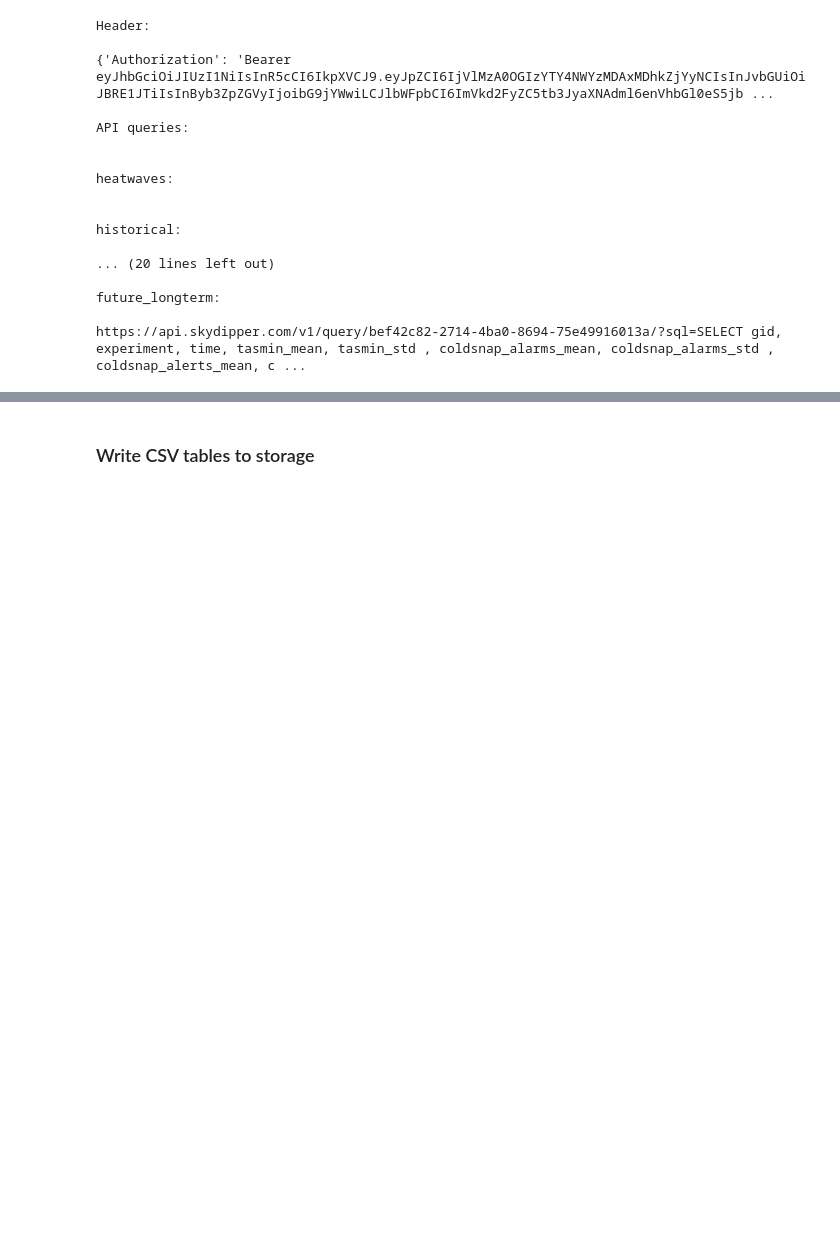
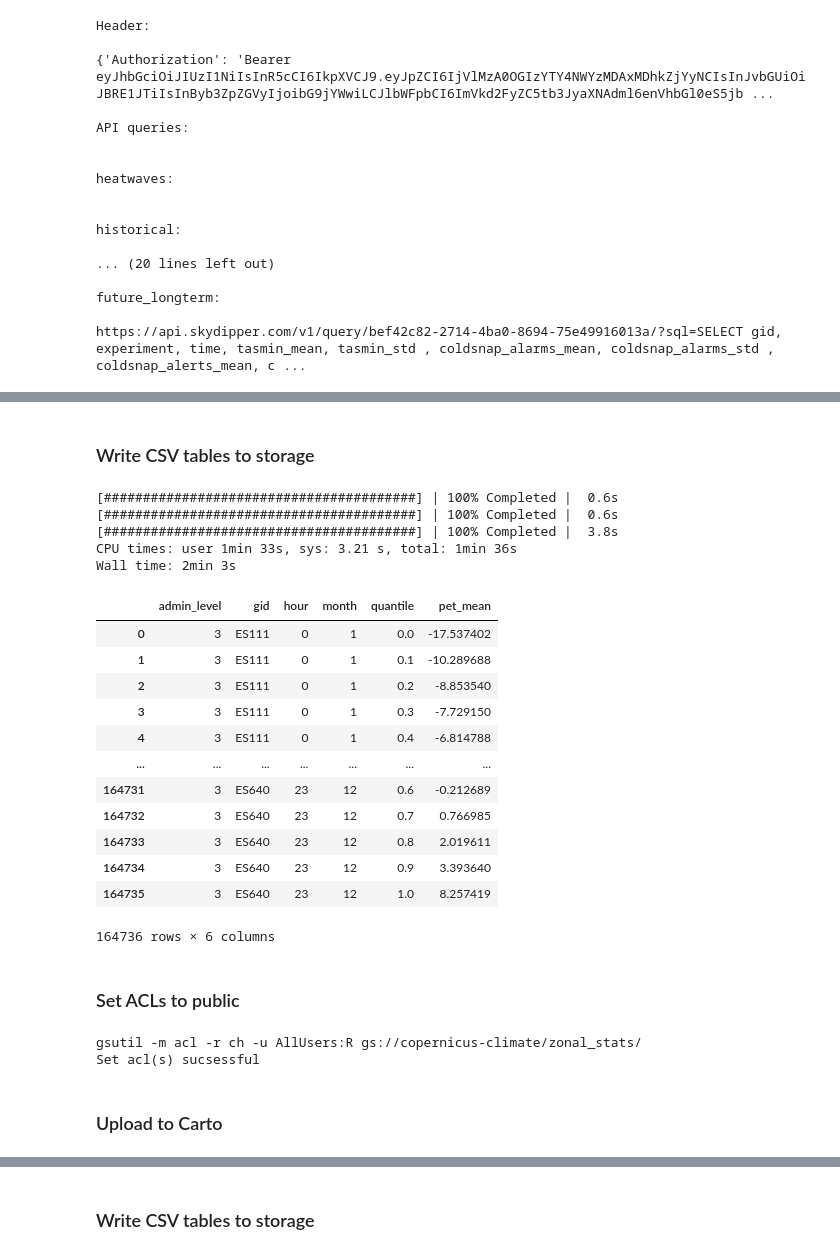
Before and after one commit to Vizzuality/copernicus-climate-data, a Jupyter notebook: upload_and_define_datasets.ipynb, the cells around one changed output, grey strips where cells are left out. Cells and saved outputs as stored; diff of their text form; code cells hidden in the pictures; blank space fills up the shorter version.

Commit message:
Added latest version of upload datasets

```diff
--- a/upload_and_define_datasets.ipynb
+++ b/upload_and_define_datasets.ipynb
@@ -362,14 +361,14 @@ def create_admin_dict(gdfs, debug=False):
 
   # create dict of conversions
   return {
-    "admin0to1": gpd.sjoin(gdfbs[0], gdfs[1][['gid', 'geometry']], op='contains').drop('geometry', axis=1).assign(admin_level = 1),
-    "admin0to2": gpd.sjoin(gdfbs[0], gdfs[2][['gid', 'geometry']], op='contains').drop('geometry', axis=1).assign(admin_level = 2),
-    "admin0to3": gpd.sjoin(gdfbs[0], gdfs[3][['gid', 'geometry']], op='contains').drop('geometry', axis=1).assign(admin_level = 3),
-    "admin0to4": gpd.sjoin(gdfbs[0], gdfs[4][['gid', 'geometry']], op='contains').drop('geometry', axis=1).assign(admin_level = 4),
-    "admin1to2": gpd.sjoin(gdfbs[1], gdfs[2][['gid', 'geometry']], op='contains').drop('geometry', axis=1).assign(admin_level = 2),
-    "admin1to3": gpd.sjoin(gdfbs[1], gdfs[3][['gid', 'geometry']], op='contains').drop('geometry', axis=1).assign(admin_level = 3),
-    "admin1to4": gpd.sjoin(gdfbs[1], gdfs[4][['gid', 'geometry']], op='contains').drop('geometry', axis=1).assign(admin_level = 4),
-    "admin2to3": gpd.sjoin(gdfbs[2], gdfs[3][['gid', 'geometry']], op='contains').drop('geometry', axis=1).assign(admin_level = 3),
-    "admin2to4": gpd.sjoin(gdfbs[2], gdfs[4][['gid', 'geometry']], op='contains').drop('geometry', axis=1).assign(admin_level = 4),
-    "admin3to4": gpd.sjoin(gdfbs[3], gdfs[4][['gid', 'geometry']], op='contains').drop('geometry', axis=1).assign(admin_level = 4),
+    "admin0to1": gpd.sjoin(gdfbs[0], gdfs[1][['gid', 'geometry', 'geoname', 'admin_level']], op='contains').drop('geometry', axis=1),
+    "admin0to2": gpd.sjoin(gdfbs[0], gdfs[2][['gid', 'geometry', 'geoname', 'admin_level']], op='contains').drop('geometry', axis=1),
+    "admin0to3": gpd.sjoin(gdfbs[0], gdfs[3][['gid', 'geometry', 'geoname', 'admin_level']], op='contains').drop('geometry', axis=1),
+    "admin0to4": gpd.sjoin(gdfbs[0], gdfs[4][['gid', 'geometry', 'geoname', 'admin_level']], op='contains').drop('geometry', axis=1),
+    "admin1to2": gpd.sjoin(gdfbs[1], gdfs[2][['gid', 'geometry', 'geoname', 'admin_level']], op='contains').drop('geometry', axis=1),
+    "admin1to3": gpd.sjoin(gdfbs[1], gdfs[3][['gid', 'geometry', 'geoname', 'admin_level']], op='contains').drop('geometry', axis=1),
+    "admin1to4": gpd.sjoin(gdfbs[1], gdfs[4][['gid', 'geometry', 'geoname', 'admin_level']], op='contains').drop('geometry', axis=1),
+    "admin2to3": gpd.sjoin(gdfbs[2], gdfs[3][['gid', 'geometry', 'geoname', 'admin_level']], op='contains').drop('geometry', axis=1),
+    "admin2to4": gpd.sjoin(gdfbs[2], gdfs[4][['gid', 'geometry', 'geoname', 'admin_level']], op='contains').drop('geometry', axis=1),
+    "admin3to4": gpd.sjoin(gdfbs[3], gdfs[4][['gid', 'geometry', 'geoname', 'admin_level']], op='contains').drop('geometry', axis=1),
   }
@@ -403,10 +665,10 @@ with Profiler() as prof, ResourceProfiler(dt=1) as rprof, CacheProfiler() as cpr
       levels = [0,1,2,3,4]
       gdfs = [to_geopandas(gda.where((gda.admin_level==l)&(gda.iso3=='ESP'), drop=True), rounding_precision=6) for l in levels]
       admin_dict = create_admin_dict([to_geopandas(gda.where((gda.admin_level==l)&(gda.iso3=='ESP'), drop=True), rounding_precision=6) for l in levels])
-      pd.concat(admin_dict.values())[['gid_left','gid_right']].to_csv(f, index=False)
+      pd.concat(admin_dict.values())[['admin_level', 'gid_left','gid_right', 'geoname']].to_csv(f, index=False)
 
     print("\nwriting GeoJSON\n")
-    # Write to GeoPackage
+    # Write to GeoJSON
     # FIXME: Geopandas does not play well with stream as path!
     pd.concat(gdfs).to_file("geometries_esp_nuts_lau_levels_0to4.geojson", driver="GeoJSON")
     copy_gcs(["geometries_esp_nuts_lau_levels_0to4.geojson"], [f"{gcs_prefix}/{p}/geometries_esp_nuts_lau_levels_0to4.geojson"])
@@ -733,0 +1029,54 @@ https://api.skydipper.com/v1/query/bef42c82-2714-4ba0-8694-75e49916013a/?sql=SEL
+# %% [markdown]
+### Write CSV tables to storage
+# %%
+%%time
+# Write CSV to GCS
+import gcsfs
+import pandas as pd
+from dask.diagnostics import ProgressBar, Profiler, ResourceProfiler, CacheProfiler, visualize
+
+# Set some parameters
+p = 'zonal_stats'
+
+fs = gcsfs.GCSFileSystem(project=gc_project, token=f"/root/.{gc_creds}")
+with Profiler() as prof, ResourceProfiler(dt=1) as rprof, CacheProfiler() as cprof:
+  with ProgressBar():
+    for l in [2,3,4]:
+      with fs.open(f"{gcs_prefix}/{p}/historical-hourly-petmax-quantiles-zs-nuts-level-{l}.csv", 'w') as f:
+        get_cached_remote_zarr(f"historical-hourly-petmax-quantiles-zs-nuts-level-{l}", 'copernicus-climate/spain-zonal-stats.zarr').chunk({'gid':-1})\
+        .to_dataframe().reset_index(drop=False).to_csv(f, index=False)
+# %% [output]
+[########################################] | 100% Completed |  0.6s
+[########################################] | 100% Completed |  0.6s
+[########################################] | 100% Completed |  3.8s
+CPU times: user 1min 33s, sys: 3.21 s, total: 1min 36s
+Wall time: 2min 3s
+# %%
+import pandas as pd
+tst = pd.read_csv(f"{gcs_http_url}/{p}/historical-hourly-petmax-quantiles-zs-nuts-level-3.csv")
+tst.dropna()
+# %% [output]
+|  | admin_level | gid | hour | month | quantile | pet_mean |
+| 0 | 3 | ES111 | 0 | 1 | 0.0 | -17.537402 |
+| 1 | 3 | ES111 | 0 | 1 | 0.1 | -10.289688 |
+| 2 | 3 | ES111 | 0 | 1 | 0.2 | -8.853540 |
+| 3 | 3 | ES111 | 0 | 1 | 0.3 | -7.729150 |
+| 4 | 3 | ES111 | 0 | 1 | 0.4 | -6.814788 |
+| ... | ... | ... | ... | ... | ... | ... |
+| 164731 | 3 | ES640 | 23 | 12 | 0.6 | -0.212689 |
+| 164732 | 3 | ES640 | 23 | 12 | 0.7 | 0.766985 |
+| 164733 | 3 | ES640 | 23 | 12 | 0.8 | 2.019611 |
+| 164734 | 3 | ES640 | 23 | 12 | 0.9 | 3.393640 |
+| 164735 | 3 | ES640 | 23 | 12 | 1.0 | 8.257419 |
+164736 rows × 6 columns
+# %% [markdown]
+### Set ACLs to public
+# %%
+# Set ACLs to public
+p ="zonal_stats"
+set_acl_to_public(f"{gcs_prefix}/{p}/")
+# %% [output]
+gsutil -m acl -r ch -u AllUsers:R gs://copernicus-climate/zonal_stats/
+Set acl(s) sucsessful
+# %% [markdown]
+### Upload to Carto
```
Also changed, not shown: parts of 85 cells of this notebook.
